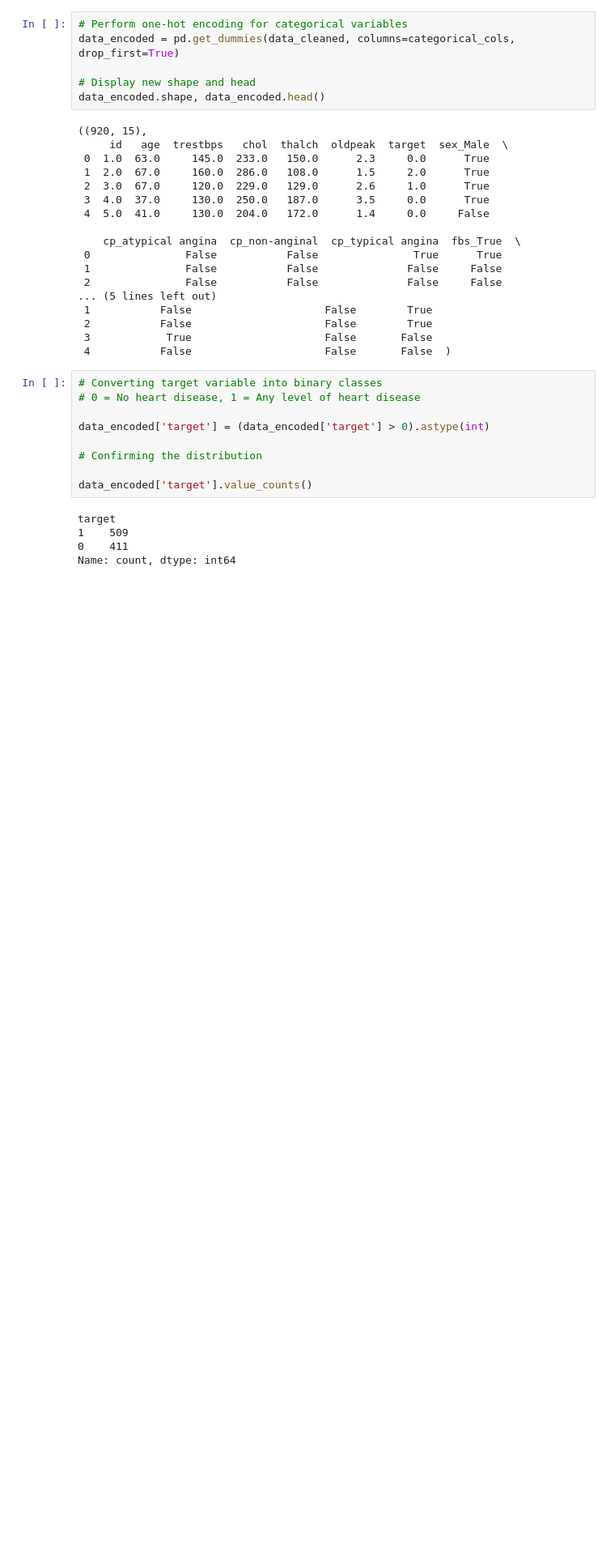
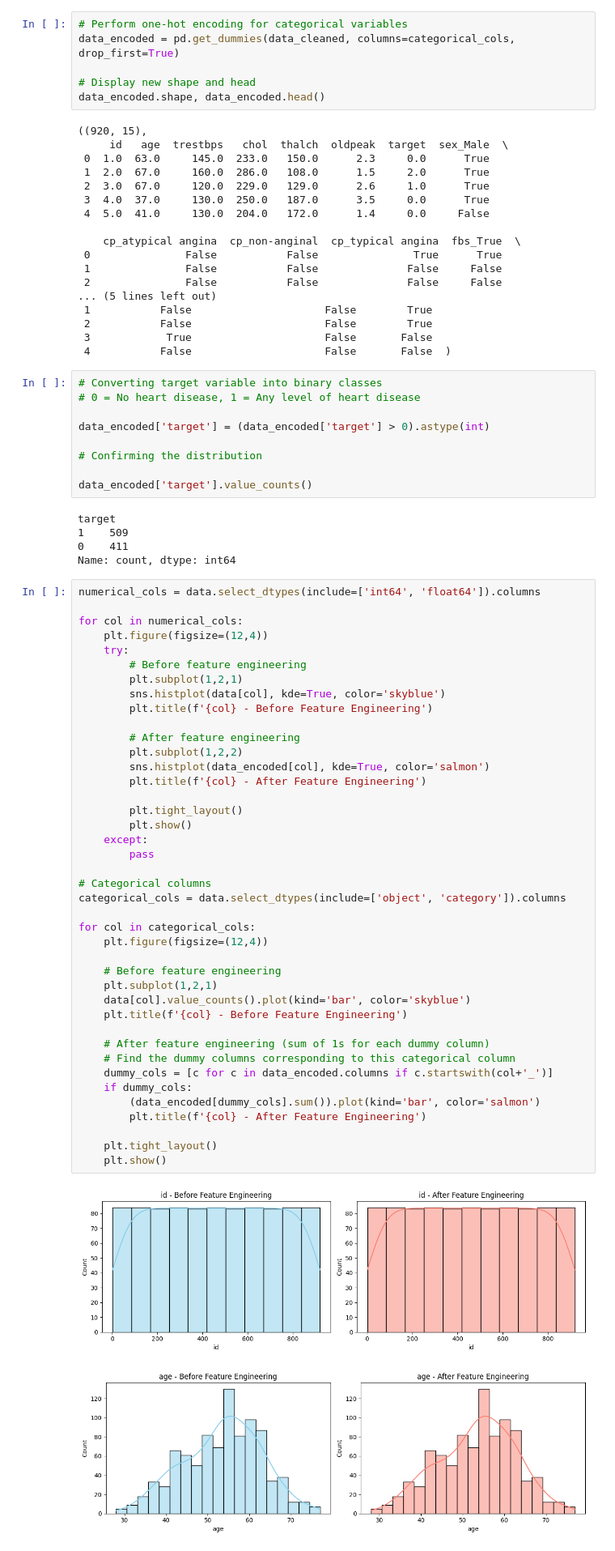
Before and after one commit to PES2UG23CS290/Predicting-Disease-Type-from-Clinical-Measurements, a Jupyter notebook: featureEngineering.ipynb, the cells around one changed output. Shown at 81% size. Saved outputs shown, nothing was run; the diff lists cells and outputs as text; blank space fills up the shorter version.

Commit message:
add visualization of improv

```diff
--- a/featureEngineering.ipynb
+++ b/featureEngineering.ipynb
@@ -183,3 +183,47 @@ target
 1    509
 0    411
 Name: count, dtype: int64
+# %%
+numerical_cols = data.select_dtypes(include=['int64', 'float64']).columns
+
+for col in numerical_cols:
+    plt.figure(figsize=(12,4))
+    try:
+        # Before feature engineering
+        plt.subplot(1,2,1)
+        sns.histplot(data[col], kde=True, color='skyblue')
+        plt.title(f'{col} - Before Feature Engineering')
+
+        # After feature engineering
+        plt.subplot(1,2,2)
+        sns.histplot(data_encoded[col], kde=True, color='salmon')
+        plt.title(f'{col} - After Feature Engineering')
+
+        plt.tight_layout()
+        plt.show()
+    except:
+        pass
+
+# Categorical columns
+categorical_cols = data.select_dtypes(include=['object', 'category']).columns
+
+for col in categorical_cols:
+    plt.figure(figsize=(12,4))
+
+    # Before feature engineering
+    plt.subplot(1,2,1)
+    data[col].value_counts().plot(kind='bar', color='skyblue')
+    plt.title(f'{col} - Before Feature Engineering')
+
+    # After feature engineering (sum of 1s for each dummy column)
+    # Find the dummy columns corresponding to this categorical column
+    dummy_cols = [c for c in data_encoded.columns if c.startswith(col+'_')]
+    if dummy_cols:
+        (data_encoded[dummy_cols].sum()).plot(kind='bar', color='salmon')
+        plt.title(f'{col} - After Feature Engineering')
+
+    plt.tight_layout()
+    plt.show()
+# %% [output]
+[figure, added]
+[figure, added]
```
Also changed, not shown: parts of 1 cell of this notebook.
